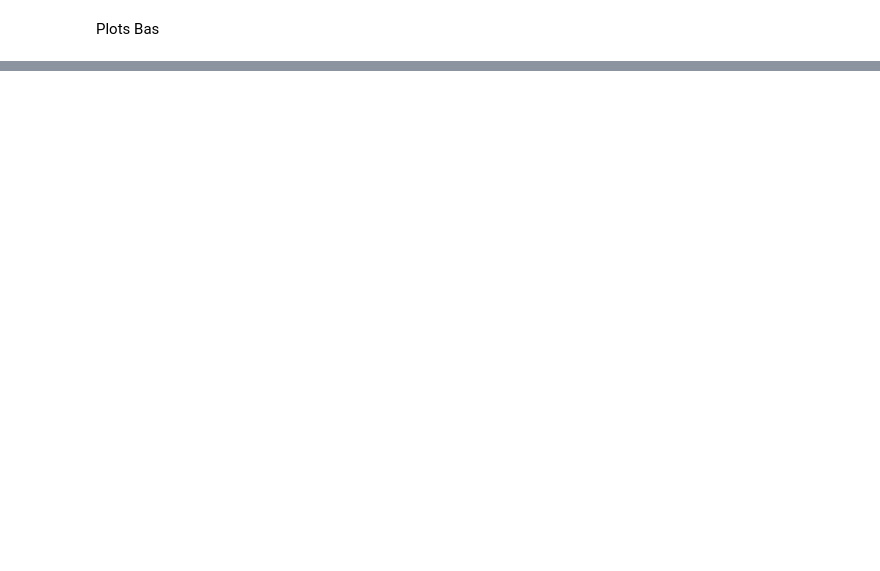
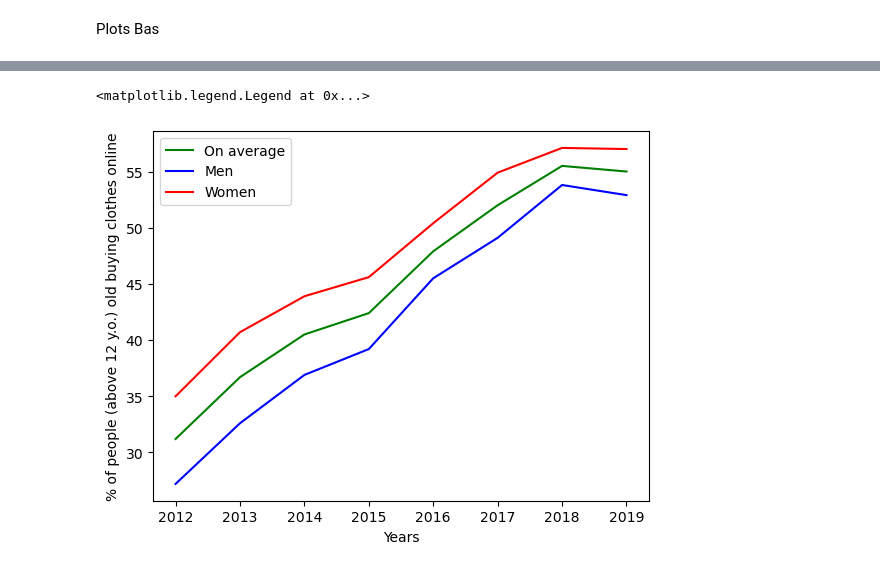
Before and after one commit to Lmolkenboer/TIL6022-project, a Jupyter notebook: Plots_Bas.ipynb, the cells around one changed output, grey strips where cells are left out. Cells and saved outputs as stored; diff of their text form; code cells hidden in the pictures; blank space fills up the shorter version.

```diff
--- a/Plots_Bas.ipynb
+++ b/Plots_Bas.ipynb
@@ -21 +22,11 @@ t.head()
+# %%
+t['Kleding of sportartikelen'].plot(color = 'g', label = 'On average')
+m['Kleding of sportartikelen'].plot(color = 'b', label = 'Men')
+w['Kleding of sportartikelen'].plot(color = 'r', label = 'Women')
+plt.xlabel('Years')
+plt.ylabel('% of people (above 12 y.o.) old buying clothes online')
+plt.legend()
+# %% [output]
+<matplotlib.legend.Legend at 0x...>
+[figure, added]
 # %%
```
Also changed, not shown: parts of 4 cells of this notebook, 3 other files.
